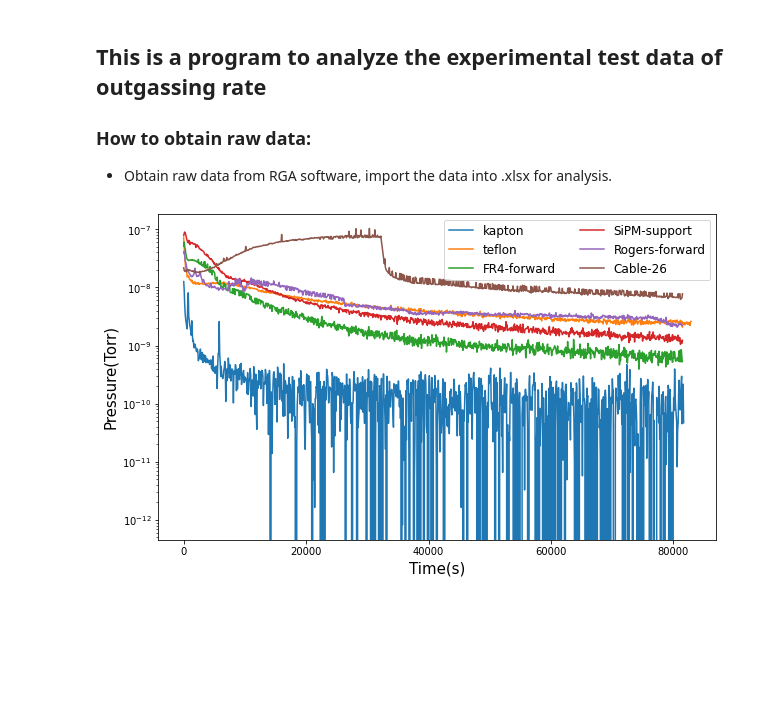
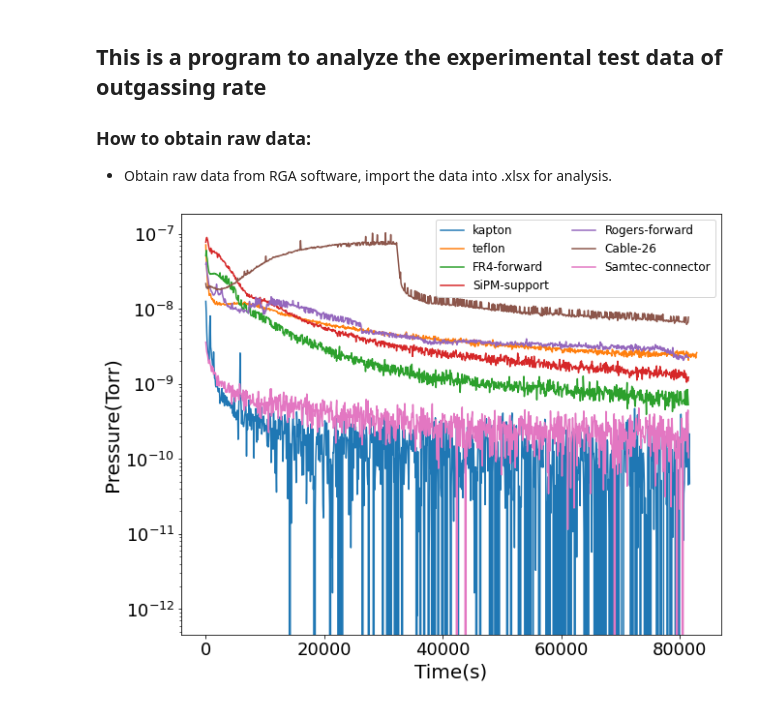
Before and after one commit to YashengFu/nEXO_plots, a Jupyter notebook: OutgassAnalysis/OutgassAnalysis.ipynb, the cells around one changed output. Saved outputs shown, nothing was run; the diff lists cells and outputs as text; code cells hidden in the pictures; blank space fills up the shorter version.

Commit message:
Add Samtec-connector outgassing rate test result (10 samples)

```diff
--- a/OutgassAnalysis/OutgassAnalysis.ipynb
+++ b/OutgassAnalysis/OutgassAnalysis.ipynb
@@ -7,19 +7,20 @@ import numpy as np
 import matplotlib.pyplot as plt
 import pandas as pd
 # %%
-plt.figure(figsize=(10,6))
-materials = ['kapton','teflon','background','FR4-forward','SiPM-support','Rogers-forward','Cable-26']
+plt.figure(figsize=(10,8))
+materials = ['kapton','teflon','background','FR4-forward','SiPM-support','Rogers-forward','Cable-26','Samtec-connector']
 for material in materials:
     df = pd.read_excel('./data/outgassing.xlsx',engine='openpyxl',sheet_name=material,header=1,usecols=['Oxygen','Time'])
     data=df.head()
     #for i in np.arange(len(df['Time']))
     if material =='background':
         continue
     plt.plot(df['Time'],df['Oxygen'],label=material)#,color='red')
     plt.legend(loc='upper right',ncol=2,prop={'size': 12})
-    plt.xlabel('Time(s)',size =15)
-    plt.ylabel('Pressure(Torr)',size =15)
-    #plt.ylim(1e-11,1e-7)
+    plt.xlabel('Time(s)',size =20)
+    plt.ylabel('Pressure(Torr)',size =20)
+    plt.tick_params(labelsize=18)
+    #plt.ylim(1e-11)
     plt.yscale('log')
 # %% [output]
-[figure, old version]
+[figure, new version]
```
Also changed, not shown: 1 other file.
